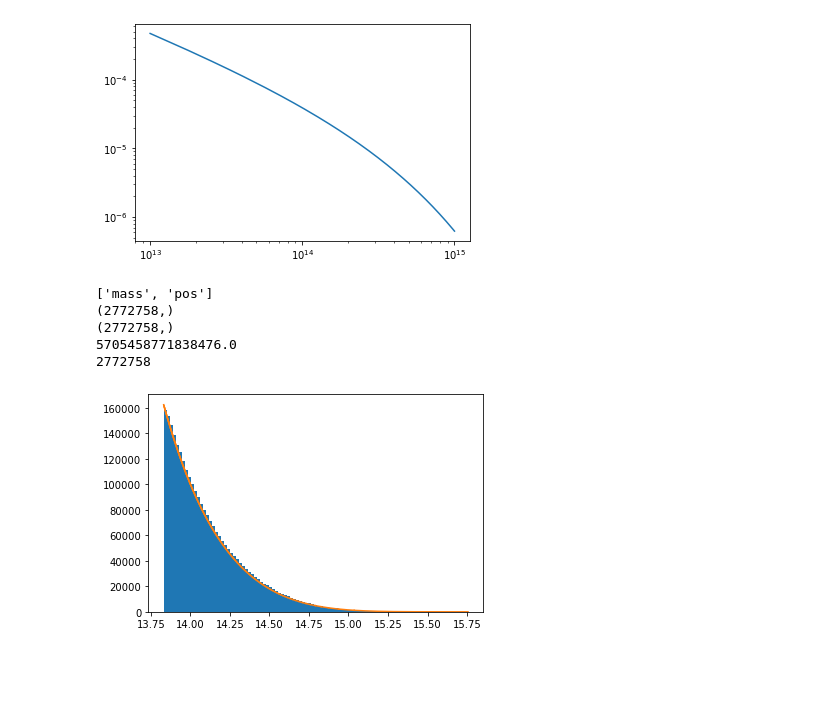
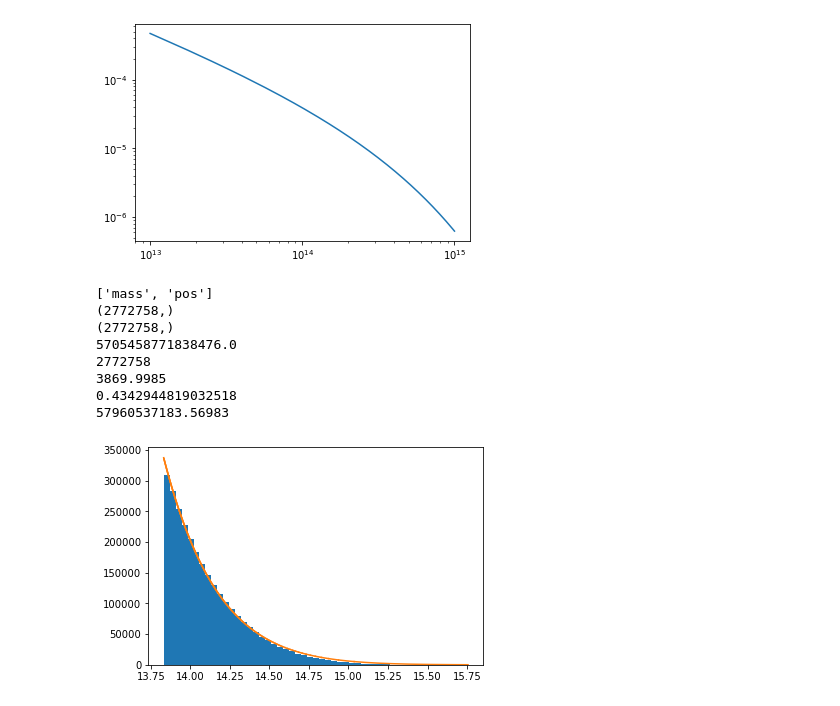
Before and after one commit to AleOzmandis22/Abilita-Informatiche, a Jupyter notebook: Progetto_Abilita_Informatiche.ipynb, the cells around one changed output. Saved outputs shown, nothing was run; the diff lists cells and outputs as text; code cells hidden in the pictures; blank space fills up the shorter version.

```diff
--- a/Progetto_Abilita_Informatiche.ipynb
+++ b/Progetto_Abilita_Informatiche.ipynb
@@ -57,23 +57,32 @@ print(a['mass'].shape) # a['masss] is an array with 2772758 components
 print(a['mass'].shape)
 print(np.max(a['mass']))
 print(len(a['mass']))
+print(np.max(a['pos']))
+
+print(np.log10(np.e))
+BoxVolume = np.amax(a['pos'])**3.
+
+print(BoxVolume)
 # %% [output]
 ['mass', 'pos']
 (2772758,)
 (2772758,)
 5705458771838476.0
 2772758
+3869.9985
+0.4342944819032518
+57960537183.56983
 # %%
 xmin = np.min(a['mass'])
 xmax = np.max(a['mass'])
-plt.hist(np.log10(a['mass']), bins=101, range = (np.log10(xmin), np.log10(xmax) ) )#Histogram of log-mass catalog, density=True gives a normalized histogram
+plt.hist(np.log10(a['mass']), bins=51, range = (np.log10(xmin), np.log10(xmax) ) )#Histogram of log-mass catalog, density=True gives a normalized histogram
 
 
 m_arr = a['mass']
 m_arr.sort() # order by increasing value
 mfunc_so = mass_function.massFunction(m_arr, 0.0, mdef = 'vir', model = 'despali16', q_out = 'dndlnM')
 
-plt.plot(np.log10(m_arr), 2772758000* mfunc_so)
+plt.plot(np.log10(m_arr), BoxVolume*mfunc_so)
 plt.show()
 # %% [output]
-[figure, old version]
+[figure, new version]
```
Also changed, not shown: parts of 2 cells of this notebook.
